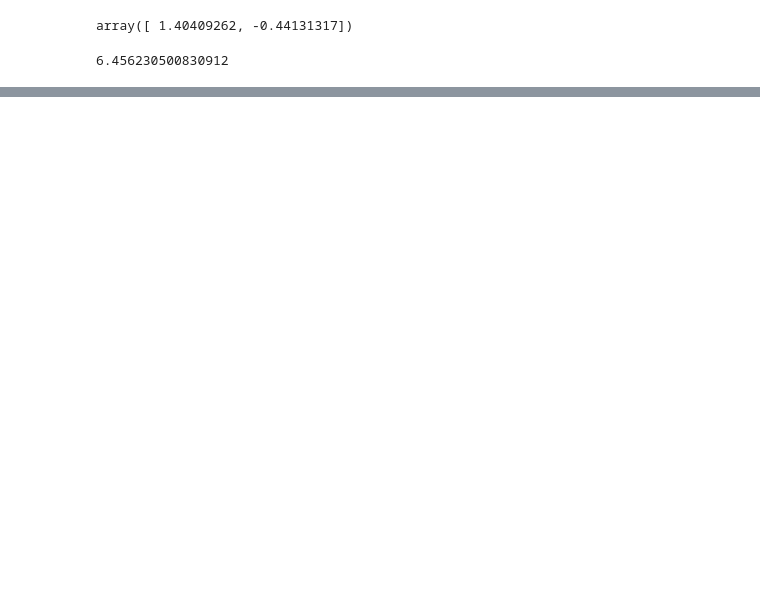
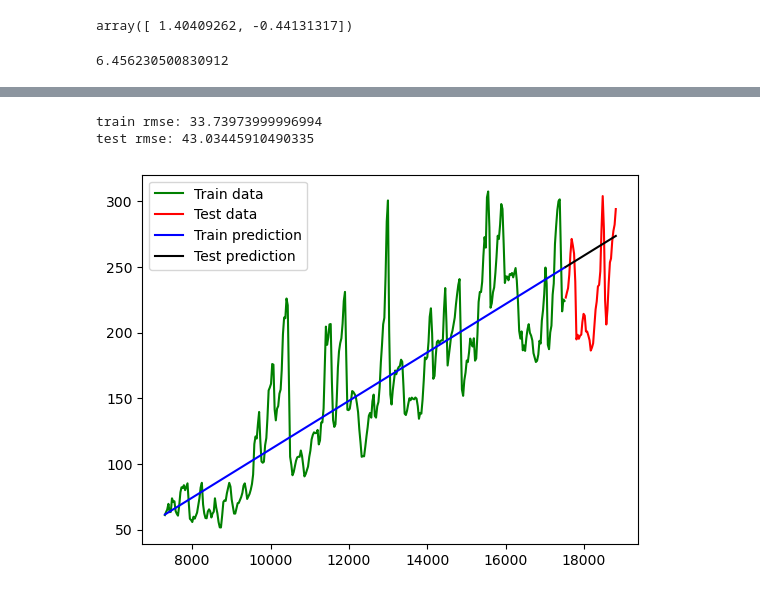
Before and after one commit to wwhite5/Springboard-Capstone-2-Time-Series, a Jupyter notebook: Preprocessing_and_Training.ipynb, the cells around one changed output, grey strips where cells are left out. Saved outputs shown, nothing was run; the diff lists cells and outputs as text; code cells hidden in the pictures; blank space fills up the shorter version.

```diff
--- a/Preprocessing_and_Training.ipynb
+++ b/Preprocessing_and_Training.ipynb
@@ -128,3 +112,3 @@ test = NE_prices_avg[NE_prices_avg['date'].dt.strftime('%Y') >= '2020']
 # %%
-X_train, X_test = train.index, test.index
+X_train, X_test = pd.DataFrame(train['days']), pd.DataFrame(test['days'])
 y_train, y_test = train['Millet - Retail'], test['Millet - Retail']
@@ -155,0 +127,18 @@ array=[ 7305.  7336.  7364.  7395.  7425.  7456.  7486.  7517.  7548.  7578.
+# %%
+print('train rmse:', rmse(y_train, train_predict))
+print('test rmse:', rmse(y_test, test_predict))
+# %% [output]
+train rmse: 33.73973999996994
+test rmse: 43.03445910490335
+# %%
+def plot_predict(X_train, X_test, y_train, y_test, train_predict, test_predict):
+    plt.plot(X_train['days'], y_train, color='g', label='Train data')
+    plt.plot(X_test['days'], y_test, color='r', label='Test data')
+    plt.plot(X_train['days'], train_predict, color='b', label='Train prediction')
+    plt.plot(X_test['days'], test_predict, color='k', label='Test prediction')
+    plt.legend()
+    return plt.show()
+# %%
+plot_predict(X_train, X_test, y_train, y_test, train_predict, test_predict)
+# %% [output]
+[figure, added]
```
Also changed, not shown: parts of 25 cells of this notebook.
